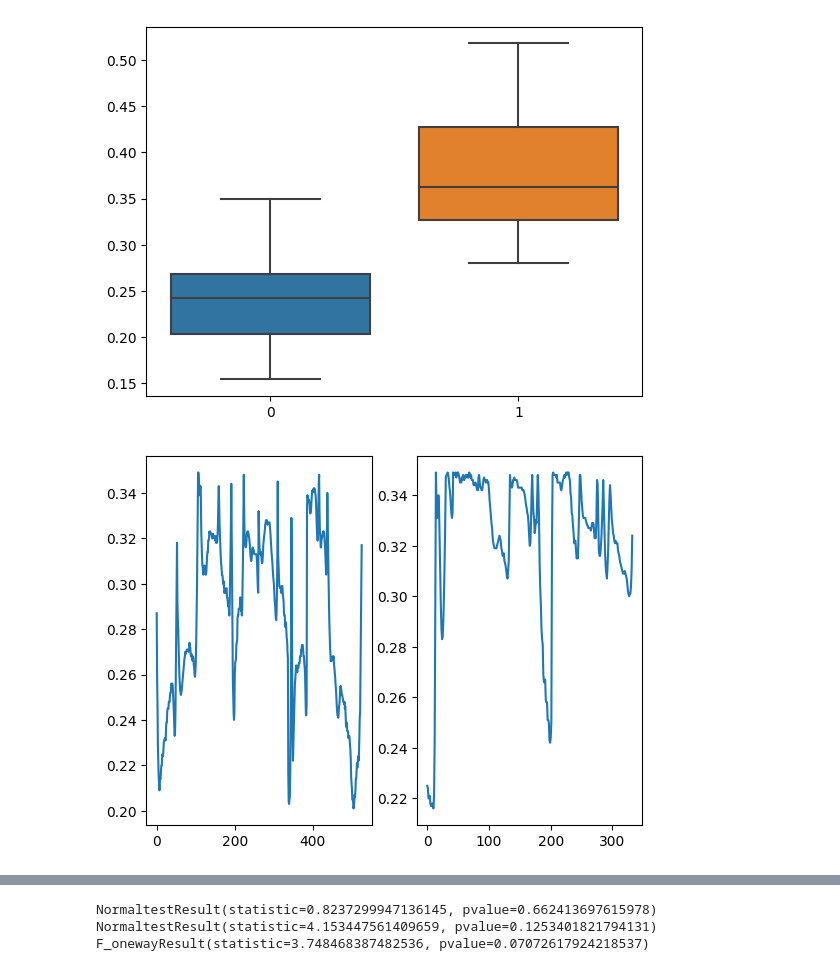
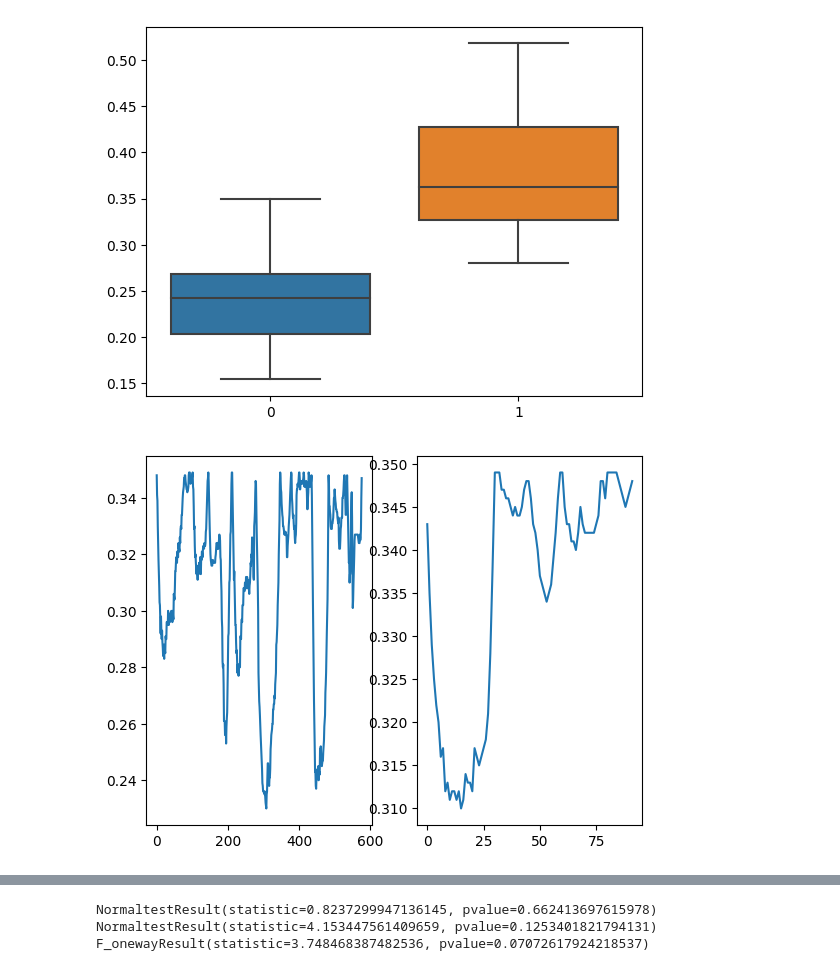
Before and after one commit to ViktorRakhmatulin/AirTouch, a Jupyter notebook: data_analysis.ipynb, the cells around one changed output, grey strips where cells are left out. Drawn from its saved outputs; the diff is of its cells as text; code cells hidden in the pictures.

Commit message:
data analysis

```diff
--- a/data_analysis.ipynb
+++ b/data_analysis.ipynb
@@ -115,45 +115,45 @@ plt.show()
 # This cell shows the example of a trial of the experiment 2
 data_prop = []
 data_vis = []
-name = "Oleg"
-with open("Main_part/data/exp2/12thApril/"+ name + "_vis.txt", "r") as my_file:
+name = "Rimma"
+with open("Main_part/data/exp2/20thApril/"+ name + "_no_imp.txt", "r") as my_file:
     for line in my_file:
         datas = line.split()
         if float(datas[0]) > 0:
             data_vis.append(datas)
 
-with open("Main_part/data/exp2/12thApril/"+ name + "_imp.txt", "r") as my_file:
+with open("Main_part/data/exp2/20thApril/"+ name + "_imp.txt", "r") as my_file:
     for line in my_file:
         datas = line.split()
         if float(datas[0]) > 0:
             data_prop.append(datas)
 
 data_prop = np.array(data_prop, dtype=float)
 data_prop = data_prop[data_prop[:,0] < 0.35]
 
 data_vis = np.array(data_vis, dtype=float)
 data_vis = data_vis[data_vis[:,0] < 0.35]
 
 fig, ax = plt.subplots(1,2)
 
 x = data_prop[:,0]
 peaks, _ = find_peaks(-x, width = 5,height=-0.35)
 ax[1].plot(x)
 # ax[1].plot(peaks, x[peaks], "x")
 prop_peaks = x[peaks]
 
 x = data_vis[:,0]
 peaks, _ = find_peaks(-x, width = 5,height=-0.35)
 ax[0].plot(x)
 # ax[0].plot(peaks, x[peaks], "x")
 vis_peaks = x[peaks]
 plt.show()
 
 # Этот график визуализирует изменение дистанции по элементам массива
 # Fig Capture
 # An Example of the safety distance changes during experiment without our system left and with it (right).
 # %% [output]
-[figure, old version]
+[figure, new version]
 # %%
 # Честный график (дистанция, время)
 fig, ax = plt.subplots(1,2)
```
Also changed, not shown: parts of 1 cell of this notebook.
